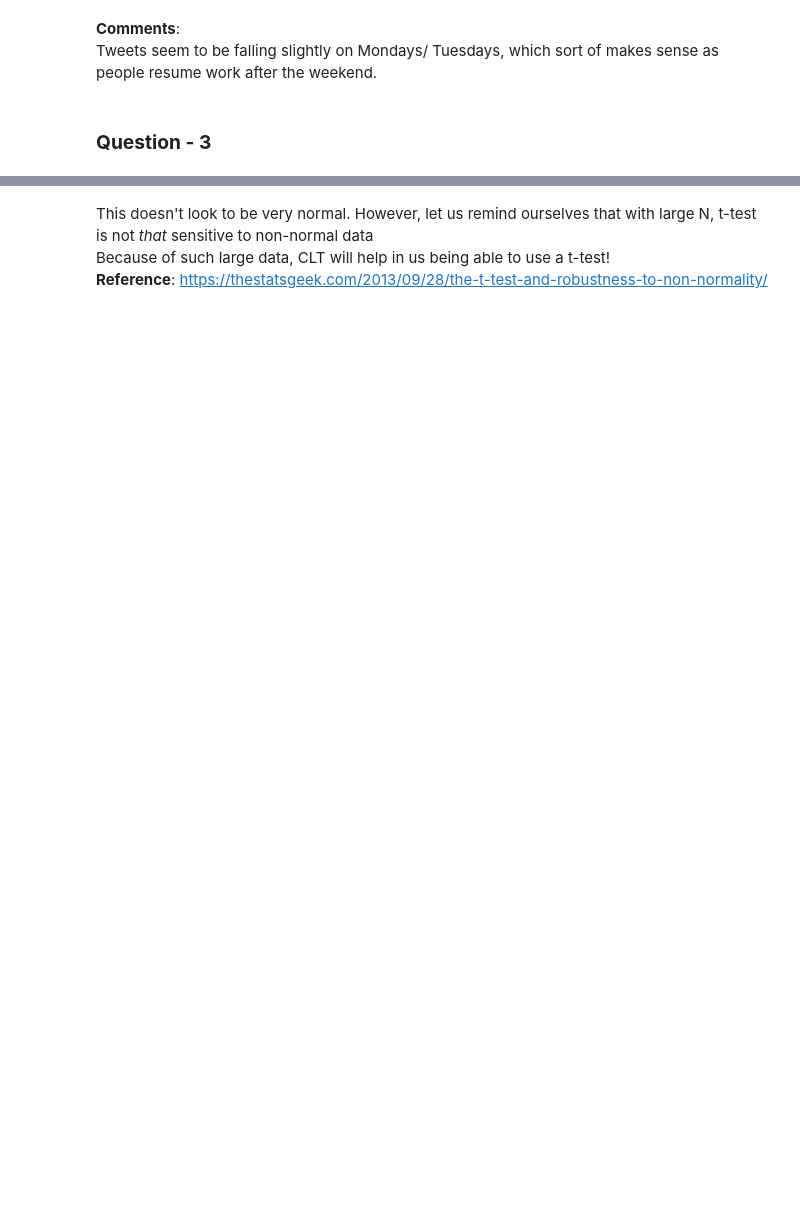
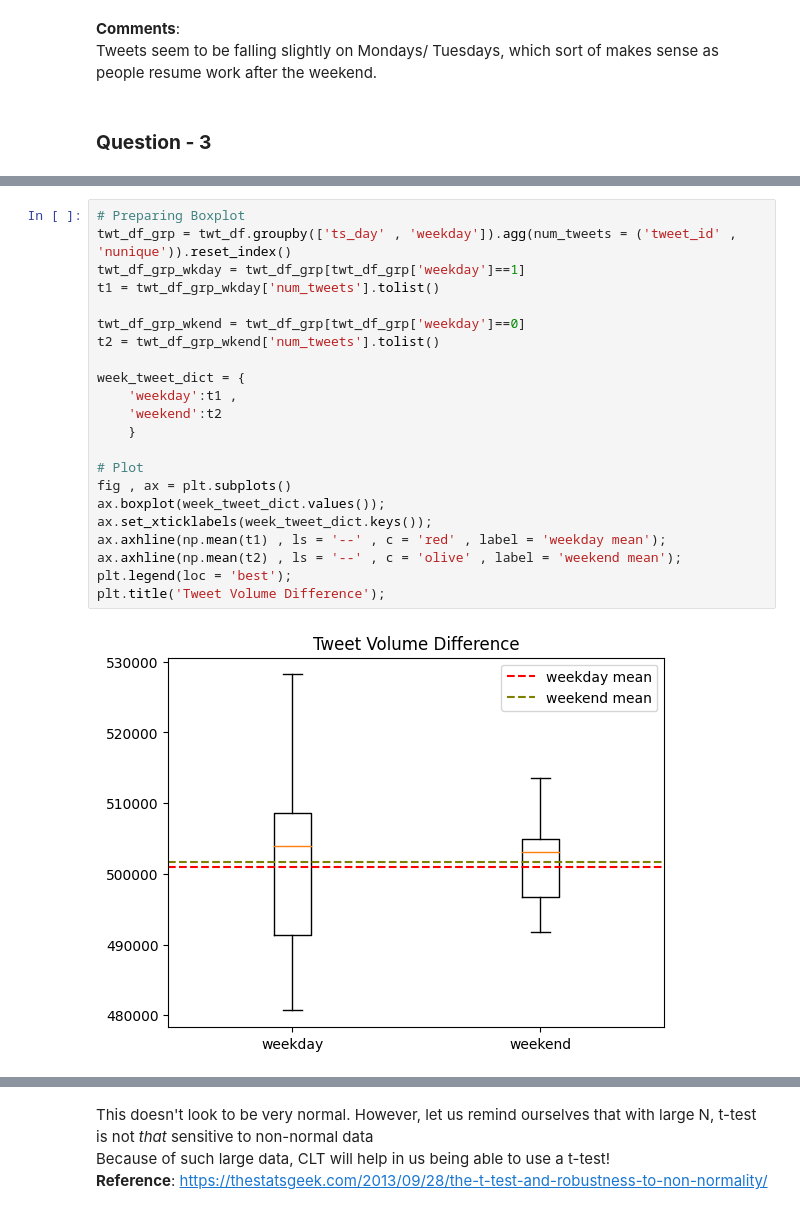
Before and after one commit to katoxiv/X-Notebooks, a Jupyter notebook: Twitter_Coursework/01_Basic_Stats.ipynb, the cells around one changed output, grey strips where cells are left out. Cells and saved outputs as stored; diff of their text form; blank space fills up the shorter version.

```diff
--- a/Twitter_Coursework/01_Basic_Stats.ipynb
+++ b/Twitter_Coursework/01_Basic_Stats.ipynb
@@ -150 +164,25 @@ Tweets seem to be falling slightly on Mondays/ Tuesdays, which sort of makes sen
+# %%
+# Preparing Boxplot
+twt_df_grp = twt_df.groupby(['ts_day' , 'weekday']).agg(num_tweets = ('tweet_id' , 'nunique')).reset_index()
+twt_df_grp_wkday = twt_df_grp[twt_df_grp['weekday']==1]
+t1 = twt_df_grp_wkday['num_tweets'].tolist()
+
+twt_df_grp_wkend = twt_df_grp[twt_df_grp['weekday']==0]
+t2 = twt_df_grp_wkend['num_tweets'].tolist()
+
+week_tweet_dict = {
+    'weekday':t1 ,
+    'weekend':t2
+    }
+
+# Plot
+fig , ax = plt.subplots()
+ax.boxplot(week_tweet_dict.values());
+ax.set_xticklabels(week_tweet_dict.keys());
+ax.axhline(np.mean(t1) , ls = '--' , c = 'red' , label = 'weekday mean');
+ax.axhline(np.mean(t2) , ls = '--' , c = 'olive' , label = 'weekend mean');
+plt.legend(loc = 'best');
+plt.title('Tweet Volume Difference');
+# %% [output]
+[figure, added]
 # %%
```
Also changed, not shown: parts of 8 cells of this notebook.
